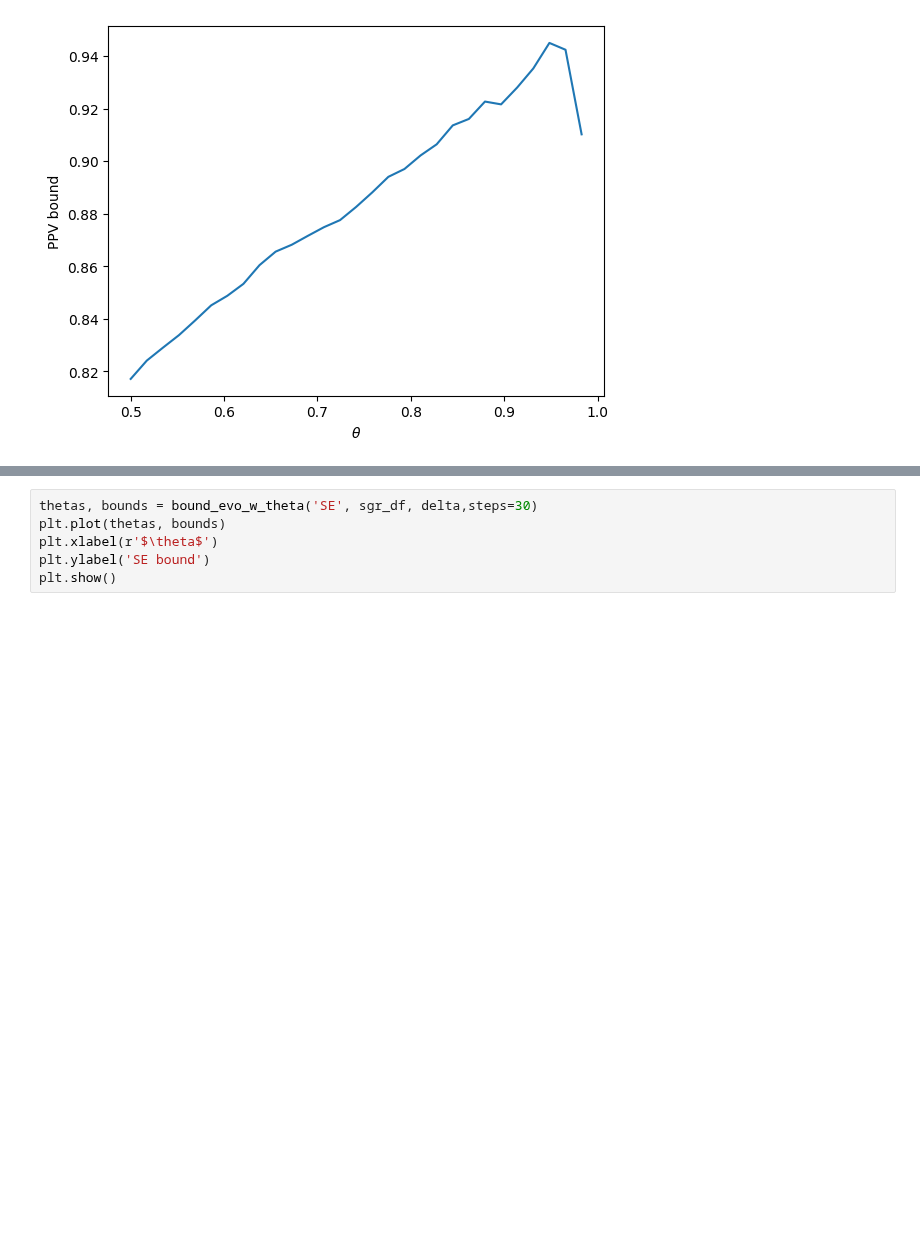
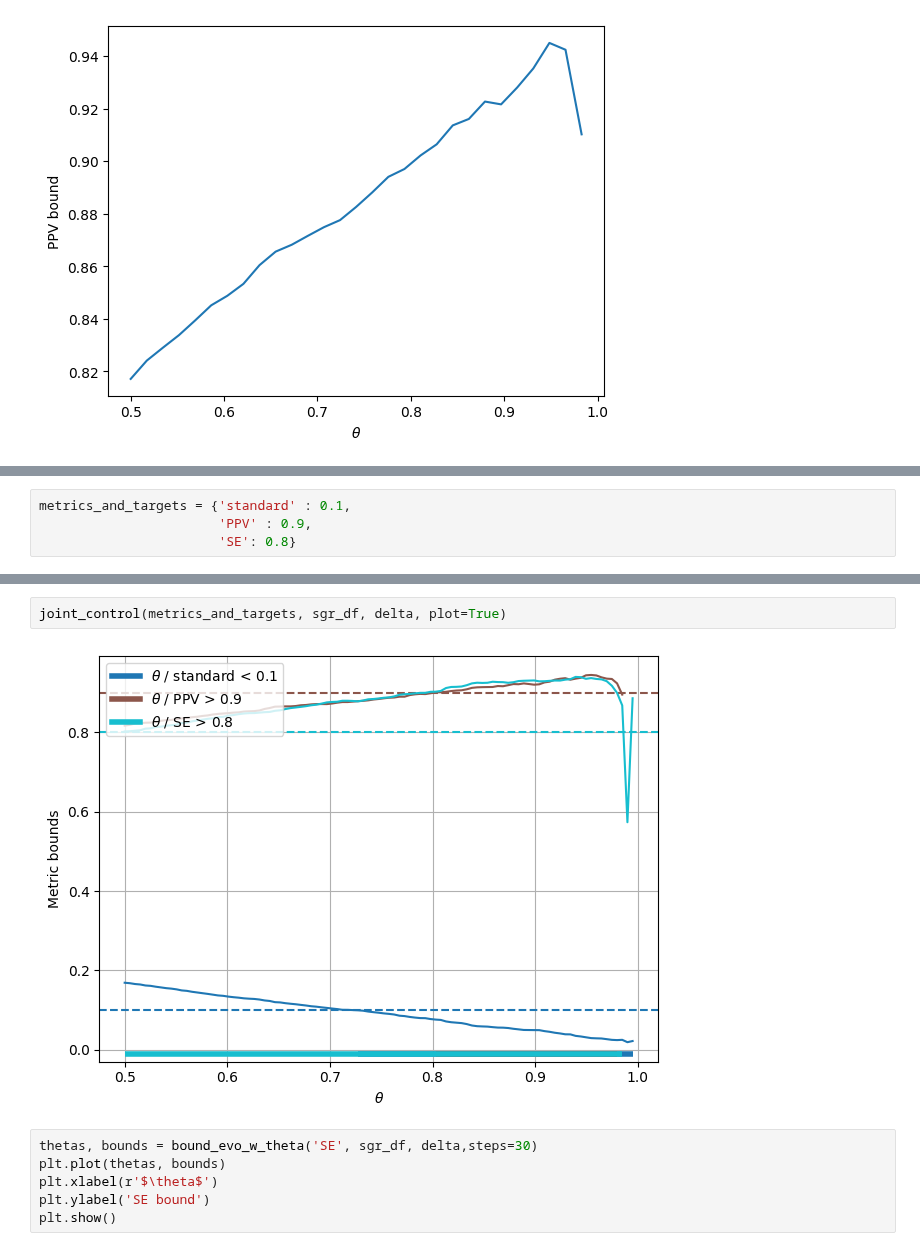
Before and after one commit to EmilienJemelen/selective-classification, a Jupyter notebook: other_ntbks/bounds_study.ipynb, the cells around one changed output, grey strips where cells are left out. Saved outputs shown, nothing was run; the diff lists cells and outputs as text; blank space fills up the shorter version.

Commit message:
joint control over a set of metrics

```diff
--- a/other_ntbks/bounds_study.ipynb
+++ b/other_ntbks/bounds_study.ipynb
@@ -178,0 +102,4 @@ plt.show()
+# %%
+metrics_and_targets = {'standard' : 0.1,
+                       'PPV' : 0.9,
+                       'SE': 0.8}
@@ -179,3 +172,7 @@ plt.show()
+# %%
+joint_control(metrics_and_targets, sgr_df, delta, plot=True)
+# %% [output]
+[figure, added]
 # %%
 thetas, bounds = bound_evo_w_theta('SE', sgr_df, delta,steps=30)
 plt.plot(thetas, bounds)
```
Also changed, not shown: parts of 6 cells of this notebook, 2 other files.
